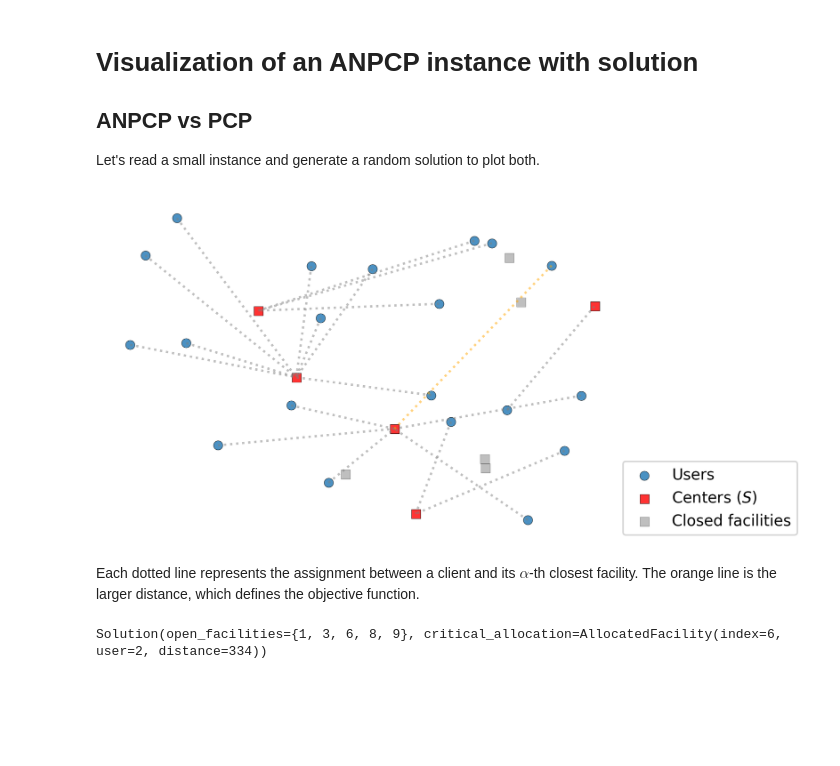
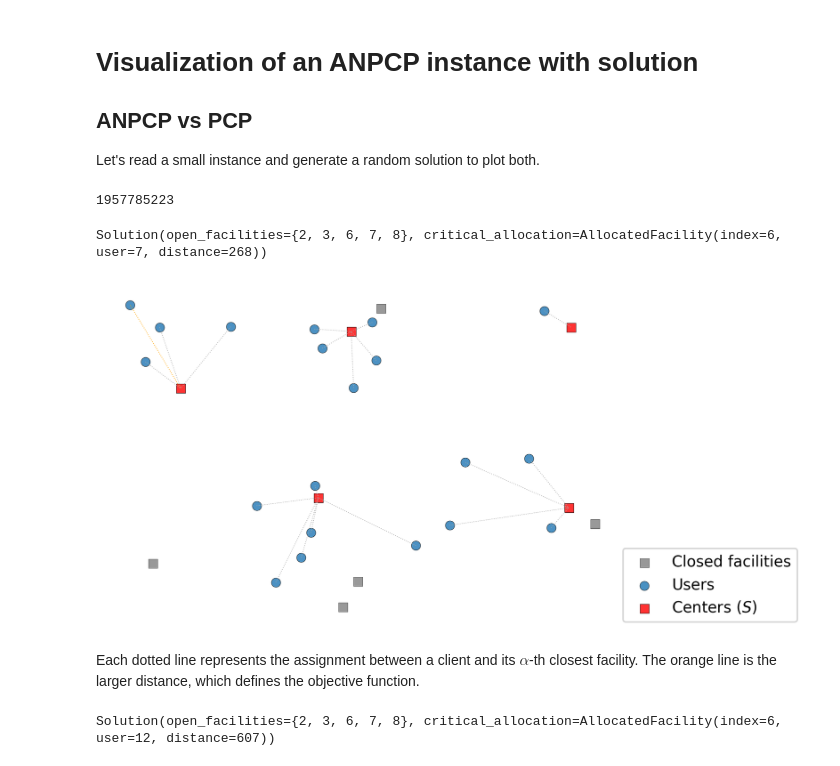
Before and after one commit to netotz/alpha-neighbor-p-center-problem, a Jupyter notebook: anpcp/simple_plots.ipynb, the cells around one changed output. Cells and saved outputs as stored; diff of their text form; code cells hidden in the pictures; blank space fills up the shorter version.

```diff
--- a/anpcp/simple_plots.ipynb
+++ b/anpcp/simple_plots.ipynb
@@ -4,3 +4,12 @@
 ## ANPCP vs PCP
 
 Let's read a small instance and generate a random solution to plot both.
+# %%
+from random import randint
+import sys
+
+# randseed = randint(0, 2**31)
+randseed = 1957785223
+randseed
+# %% [output]
+1957785223
@@ -7,22 +18,28 @@ Let's read a small instance and generate a random solution to plot both.
 # %%
 from models.instance import Instance
 from models.solver import Solver
+from models.plotter import plot_solver
 
-instance = Instance.random(20, 10)
-solver = Solver(instance, 5, 2, True)
-solver.grasp(1)
-solver.plot(False, dpi=300, filename="nb_results\\2npcp.png")
+instance = Instance.random(20, 10, seed=randseed)
+solver = Solver(instance, 5, 1, True)
+solver.grasp(10, -1)
+solver.solution
 # %% [output]
-[figure, removed]
+Solution(open_facilities={2, 3, 6, 7, 8}, critical_allocation=AllocatedFacility(index=6, user=7, distance=268))
+# %%
+plot_solver(
+    solver,
+    False,
+    dpi=DPI,
+    filename="nb_results\\1npcp_opt.png"
+);
+# %% [output]
+[figure, added]
 # %% [markdown]
 Each dotted line represents the assignment between a client and its $\alpha$-th closest facility.
 The orange line is the larger distance, which defines the objective function.
-# %%
-solution = solver.solution
-
-solver = Solver(instance, 5, 1, False)
-solver.solution = solution
-solver.update_obj_func()
-solver.solution
-# %% [output]
-Solution(open_facilities={1, 3, 6, 8, 9}, critical_allocation=AllocatedFacility(index=6, user=2, distance=334))
+# %%
+solver.reset_alpha(2)
+solver.solution
+# %% [output]
+Solution(open_facilities={2, 3, 6, 7, 8}, critical_allocation=AllocatedFacility(index=6, user=12, distance=607))
```
Also changed, not shown: parts of 7 cells of this notebook, 3 other files.
